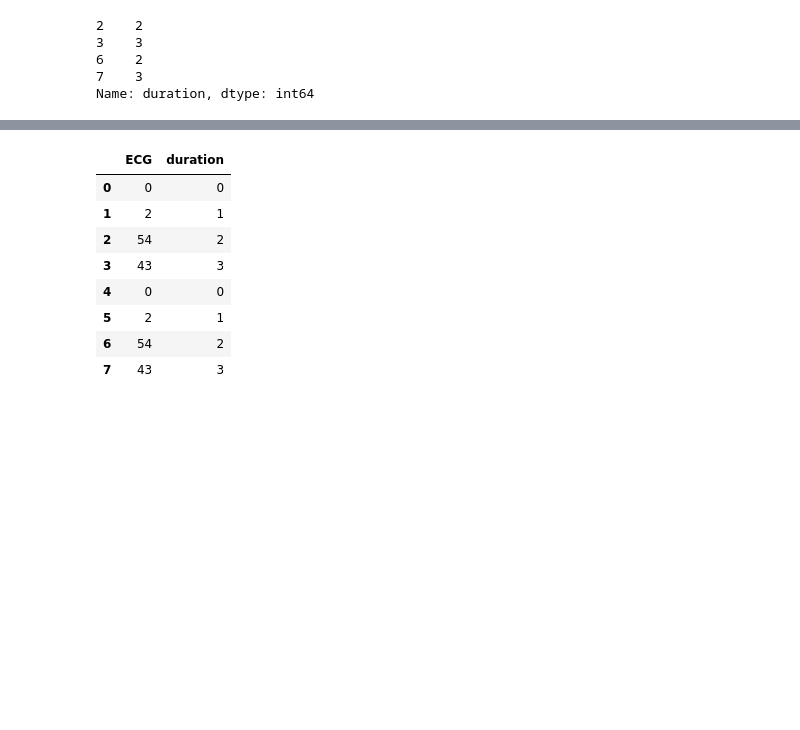
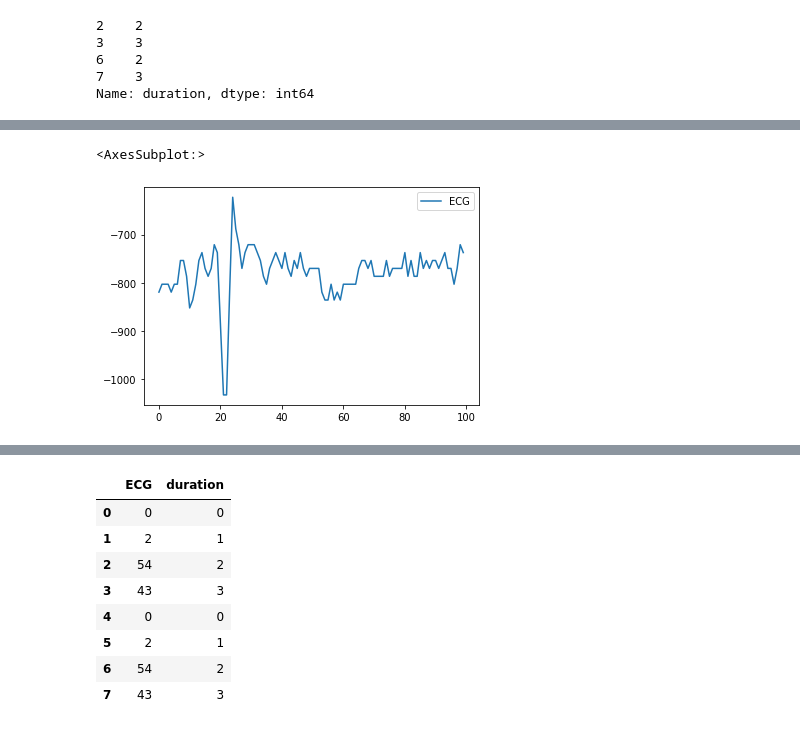
Before and after one commit to Aura-healthcare/Geneva_Health_Forum-HeartyPatch, a Jupyter notebook: data/visualisation.ipynb, the cells around one changed output, grey strips where cells are left out. Saved outputs shown, nothing was run; the diff lists cells and outputs as text; code cells hidden in the pictures; blank space fills up the shorter version.

```diff
--- a/data/visualisation.ipynb
+++ b/data/visualisation.ipynb
@@ -183,0 +223,7 @@ Name: duration, dtype: int64
+# %%
+import seaborn as sns
+temp_df = pd.read_csv('simulation/df_simulation.csv')
+sns.lineplot(data=temp_df[:100])
+# %% [output]
+<AxesSubplot:>
+[figure, added]
```
Also changed, not shown: parts of 15 cells of this notebook, 6 other files.
